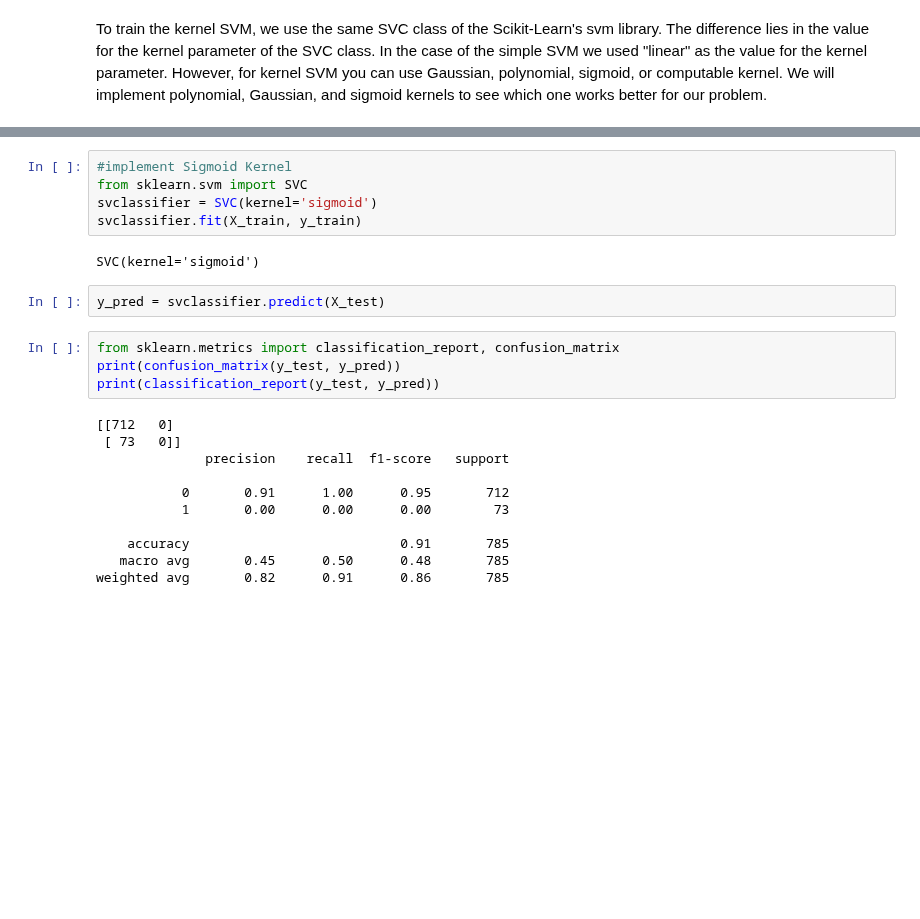
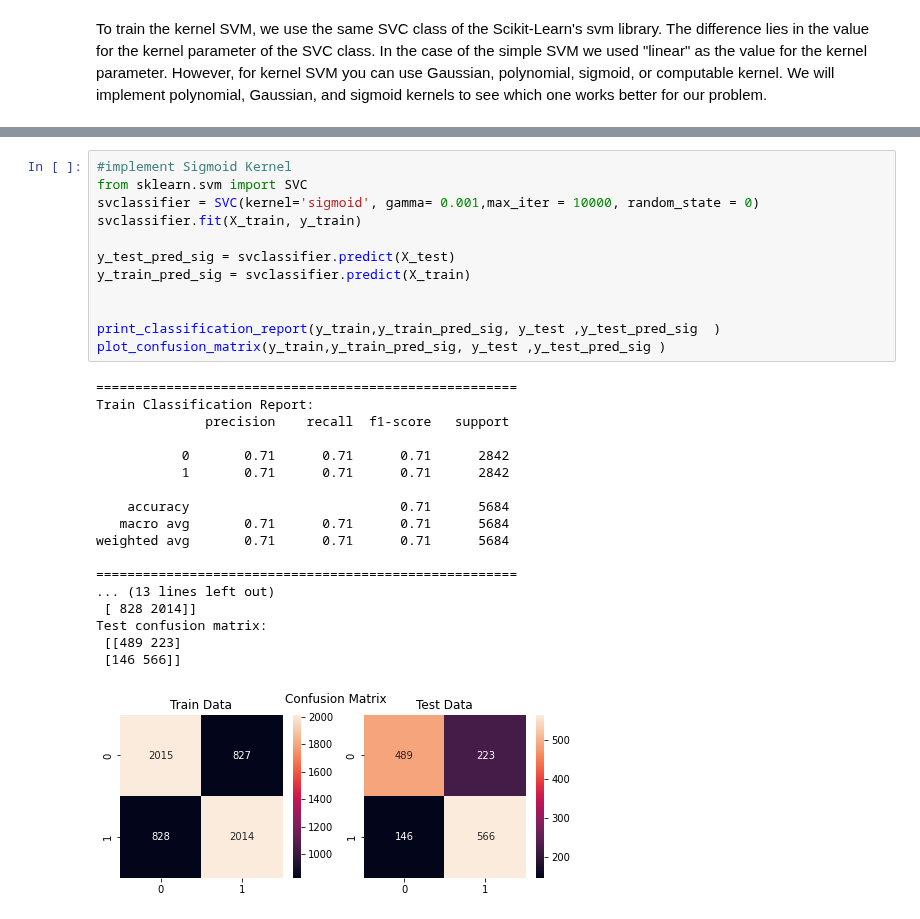
Before and after one commit to arvind-maurya/MachineLearning, a Jupyter notebook: Assignment/AIMLCEP_ARVIND_MAURYA_Q2.ipynb, the cells around one changed output, grey strips where cells are left out. Saved outputs shown, nothing was run; the diff lists cells and outputs as text; blank space fills up the shorter version.

```diff
--- a/Assignment/AIMLCEP_ARVIND_MAURYA_Q2.ipynb
+++ b/Assignment/AIMLCEP_ARVIND_MAURYA_Q2.ipynb
@@ -1073,24 +1107,31 @@ weighted avg       0.82      0.91      0.86       785
 # %%
 #implement Sigmoid Kernel
 from sklearn.svm import SVC
-svclassifier = SVC(kernel='sigmoid')
+svclassifier = SVC(kernel='sigmoid', gamma= 0.001,max_iter = 10000, random_state = 0)
 svclassifier.fit(X_train, y_train)
+
+y_test_pred_sig = svclassifier.predict(X_test)
+y_train_pred_sig = svclassifier.predict(X_train)
+
+
+print_classification_report(y_train,y_train_pred_sig, y_test ,y_test_pred_sig  )
+plot_confusion_matrix(y_train,y_train_pred_sig, y_test ,y_test_pred_sig )
 # %% [output]
-SVC(kernel='sigmoid')
+======================================================
+Train Classification Report:
+              precision    recall  f1-score   support
+
+           0       0.71      0.71      0.71      2842
+           1       0.71      0.71      0.71      2842
+
+    accuracy                           0.71      5684
+   macro avg       0.71      0.71      0.71      5684
+weighted avg       0.71      0.71      0.71      5684
+
+======================================================
+... (13 lines left out)
+ [ 828 2014]]
+Test confusion matrix:
+ [[489 223]
+ [146 566]]
+[figure, added]
-# %%
-y_pred = svclassifier.predict(X_test)
-# %%
-from sklearn.metrics import classification_report, confusion_matrix
-print(confusion_matrix(y_test, y_pred))
-print(classification_report(y_test, y_pred))
-# %% [output]
-[[712   0]
- [ 73   0]]
-              precision    recall  f1-score   support
-
-           0       0.91      1.00      0.95       712
-           1       0.00      0.00      0.00        73
-
-    accuracy                           0.91       785
-   macro avg       0.45      0.50      0.48       785
-weighted avg       0.82      0.91      0.86       785
```
Also changed, not shown: parts of 8 cells of this notebook.
